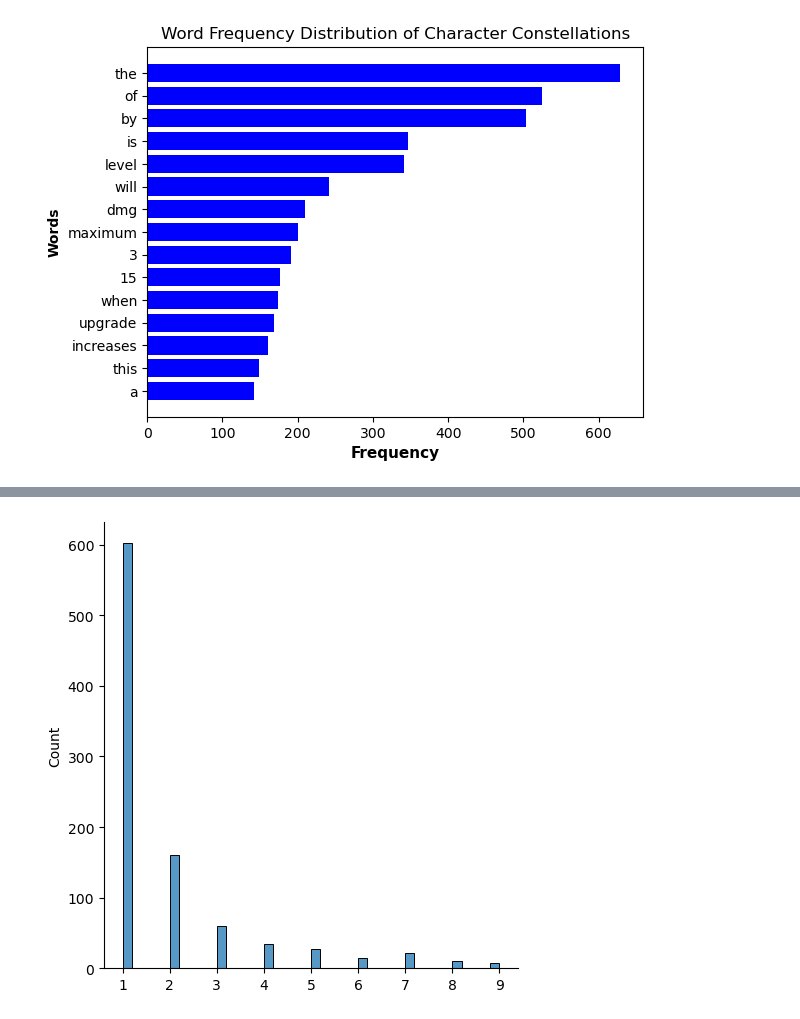
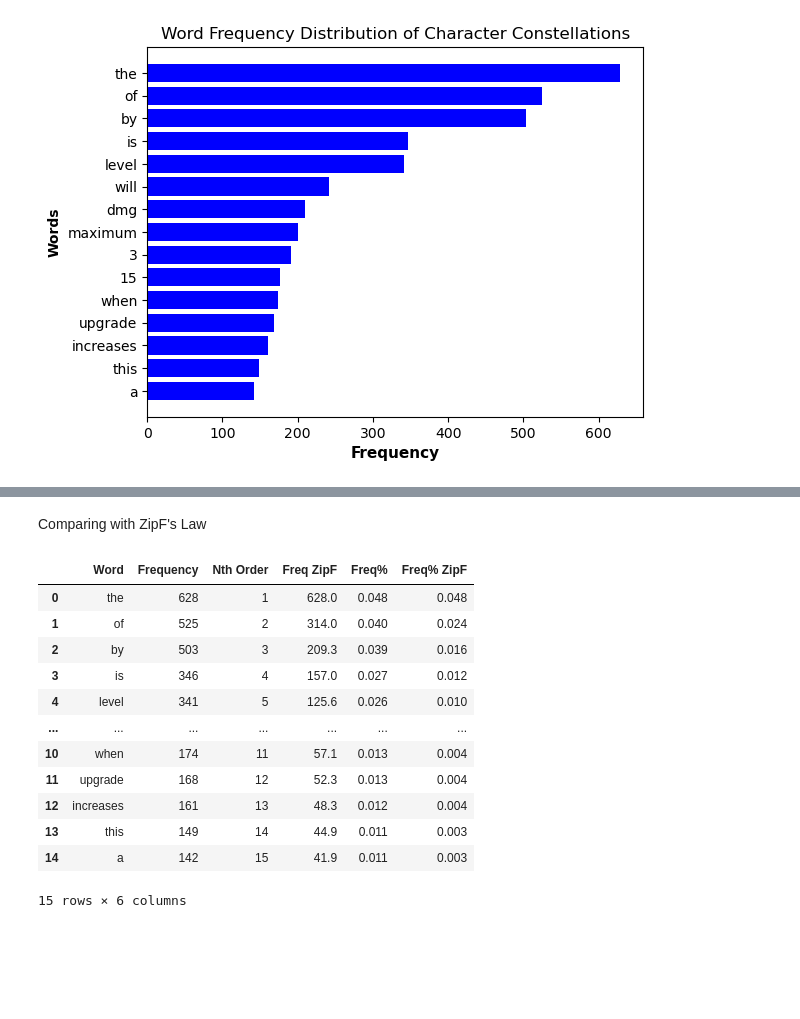
Before and after one commit to igntobias/BEE2041_Project, a Jupyter notebook: BEE_2041_Project_File_Main.ipynb, the cells around one changed output, grey strips where cells are left out. Cells and saved outputs as stored; diff of their text form; code cells hidden in the pictures; blank space fills up the shorter version.

```diff
--- a/BEE_2041_Project_File_Main.ipynb
+++ b/BEE_2041_Project_File_Main.ipynb
@@ -824,9 +757,0 @@ ManualFig2.savefig('/Users/ignatiustobiassoetjianto/Desktop/Project/BEE2041_Proj
-# %%
-#Check ZipF's Law
-from numpy import random
-x = random.zipf(a=2, size=1000)
-sns.displot(x[x<10], kde=False)
-
-plt.show()
-# %% [output]
-[figure, removed]
@@ -832,0 +767,45 @@ plt.show()
+# %% [markdown]
+Comparing with ZipF's Law
+# %%
+#Obtaining frequency statistic to be used
+#display(df1)
+
+Total_Words = df1['Word Count'].sum()
+#Total_Words                                       #Word count of all constellation descriptions
+
+#Aggregating all descriptions into one string.
+dataframe_cons_all = ' '.join(df1['Constellation Description'])
+
+#Cleaning the paragraph
+testing1 = dataframe_cons_all.replace(".", "").replace('(', "").replace(')', "")
+testing2 = testing1.lower().split()                #Splitting paragraphs by word
+testing3 = Counter(testing2).most_common(15)       #Making a word count and distribution
+                                                   #Choose the top frequencies as desired
+
+#Converting into usable DataFrame
+testing4 = pd.DataFrame(testing3, columns=['Word', 'Frequency'])
+
+#Comparing it with Forecasted ZipF Law
+testing4['Nth Order'] = testing4.index + 1
+testing4['Freq ZipF'] = round(testing4['Frequency'][0]/testing4['Nth Order'], 1)
+
+#Cleaning the table
+testing4['Freq%'] = round(testing4['Frequency']/Total_Words, 3)
+testing4['Freq% ZipF'] = round(testing4['Freq ZipF']/Total_Words, 3)
+#testing4 = testing4.drop(columns = 'Nth Order')
+
+display(testing4)
+# %% [output]
+|  | Word | Frequency | Nth Order | Freq ZipF | Freq% | Freq% ZipF |
+| 0 | the | 628 | 1 | 628.0 | 0.048 | 0.048 |
+| 1 | of | 525 | 2 | 314.0 | 0.040 | 0.024 |
+| 2 | by | 503 | 3 | 209.3 | 0.039 | 0.016 |
+| 3 | is | 346 | 4 | 157.0 | 0.027 | 0.012 |
+| 4 | level | 341 | 5 | 125.6 | 0.026 | 0.010 |
+| ... | ... | ... | ... | ... | ... | ... |
+| 10 | when | 174 | 11 | 57.1 | 0.013 | 0.004 |
+| 11 | upgrade | 168 | 12 | 52.3 | 0.013 | 0.004 |
+| 12 | increases | 161 | 13 | 48.3 | 0.012 | 0.004 |
+| 13 | this | 149 | 14 | 44.9 | 0.011 | 0.003 |
+| 14 | a | 142 | 15 | 41.9 | 0.011 | 0.003 |
+15 rows × 6 columns
```
Also changed, not shown: parts of 32 cells of this notebook, 5 other files.
